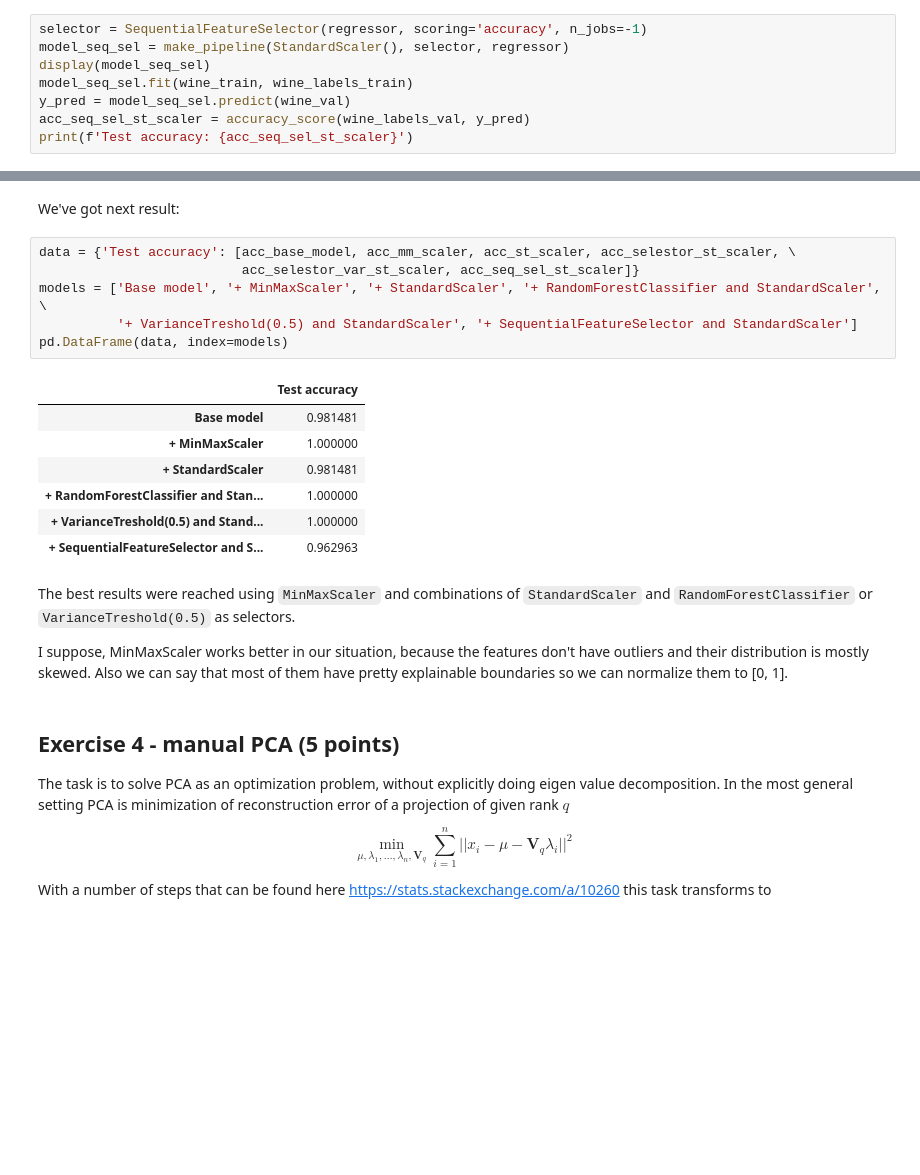
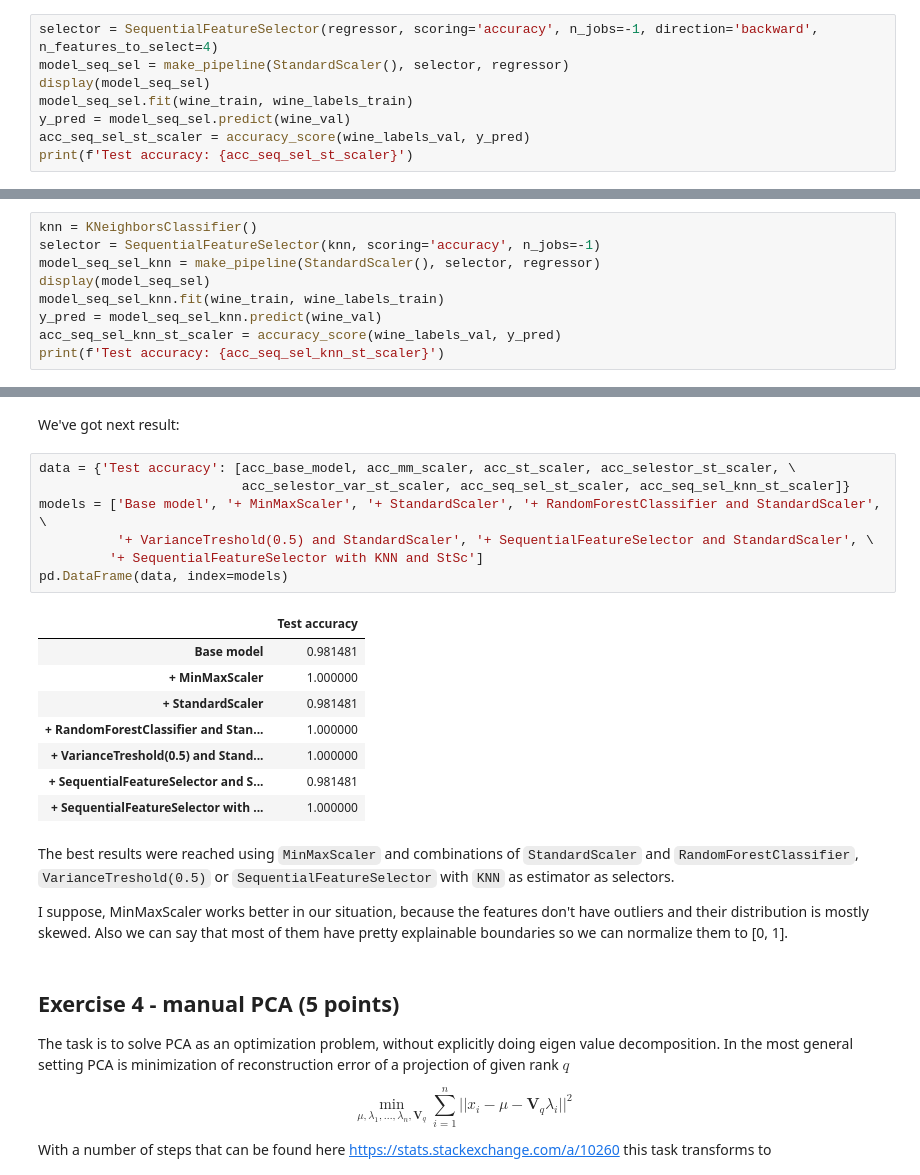
Before and after one commit to kesepkina/RS-ML-Cross-Check-1, a Jupyter notebook: 6_Feature_Engineering_Selection.ipynb, the cells around one changed output, grey strips where cells are left out. Drawn from its saved outputs; the diff is of its cells as text; blank space fills up the shorter version.

Commit message:
another SequentialFeatureSelector added

```diff
--- a/6_Feature_Engineering_Selection.ipynb
+++ b/6_Feature_Engineering_Selection.ipynb
@@ -311,7 +311,7 @@ Shape after selection: (124, 8)
 # %% [markdown]
 We've got the best result with treshhold=0.5, although other features as in previous approach were selected.
 # %%
-selector = SequentialFeatureSelector(regressor, scoring='accuracy', n_jobs=-1)
+selector = SequentialFeatureSelector(regressor, scoring='accuracy', n_jobs=-1, direction='backward', n_features_to_select=4)
 model_seq_sel = make_pipeline(StandardScaler(), selector, regressor)
 display(model_seq_sel)
 model_seq_sel.fit(wine_train, wine_labels_train)
@@ -342,0 +348,9 @@ Another set of features was selected and the result got worse.
+# %%
+knn = KNeighborsClassifier()
+selector = SequentialFeatureSelector(knn, scoring='accuracy', n_jobs=-1)
+model_seq_sel_knn = make_pipeline(StandardScaler(), selector, regressor)
+display(model_seq_sel)
+model_seq_sel_knn.fit(wine_train, wine_labels_train)
+y_pred = model_seq_sel_knn.predict(wine_val)
+acc_seq_sel_knn_st_scaler = accuracy_score(wine_labels_val, y_pred)
+print(f'Test accuracy: {acc_seq_sel_knn_st_scaler}')
@@ -344,20 +369,22 @@ Another set of features was selected and the result got worse.
 We've got next result:
 # %%
 data = {'Test accuracy': [acc_base_model, acc_mm_scaler, acc_st_scaler, acc_selestor_st_scaler, \
-                          acc_selestor_var_st_scaler, acc_seq_sel_st_scaler]}
+                          acc_selestor_var_st_scaler, acc_seq_sel_st_scaler, acc_seq_sel_knn_st_scaler]}
 models = ['Base model', '+ MinMaxScaler', '+ StandardScaler', '+ RandomForestClassifier and StandardScaler', \
-          '+ VarianceTreshold(0.5) and StandardScaler', '+ SequentialFeatureSelector and StandardScaler']
+          '+ VarianceTreshold(0.5) and StandardScaler', '+ SequentialFeatureSelector and StandardScaler', \
+         '+ SequentialFeatureSelector with KNN and StSc']
 pd.DataFrame(data, index=models)
 # %% [output]
 |  | Test accuracy |
 | Base model | 0.981481 |
 | + MinMaxScaler | 1.000000 |
 | + StandardScaler | 0.981481 |
 | + RandomForestClassifier and Stan... | 1.000000 |
 | + VarianceTreshold(0.5) and Stand... | 1.000000 |
-| + SequentialFeatureSelector and S... | 0.962963 |
+| + SequentialFeatureSelector and S... | 0.981481 |
+| + SequentialFeatureSelector with ... | 1.000000 |
 # %% [markdown]
-The best results were reached using `MinMaxScaler` and combinations of `StandardScaler` and `RandomForestClassifier` or `VarianceTreshold(0.5)` as selectors.
+The best results were reached using `MinMaxScaler` and combinations of `StandardScaler` and `RandomForestClassifier`, `VarianceTreshold(0.5)` or `SequentialFeatureSelector` with `KNN` as estimator as selectors.
 
 I suppose, MinMaxScaler works better in our situation, because the features don't have outliers and their distribution is mostly skewed. Also we can say that most of them have pretty explainable boundaries so we can normalize them to \[0, 1\].
 # %% [markdown]
```
Also changed, not shown: parts of 14 cells of this notebook.
